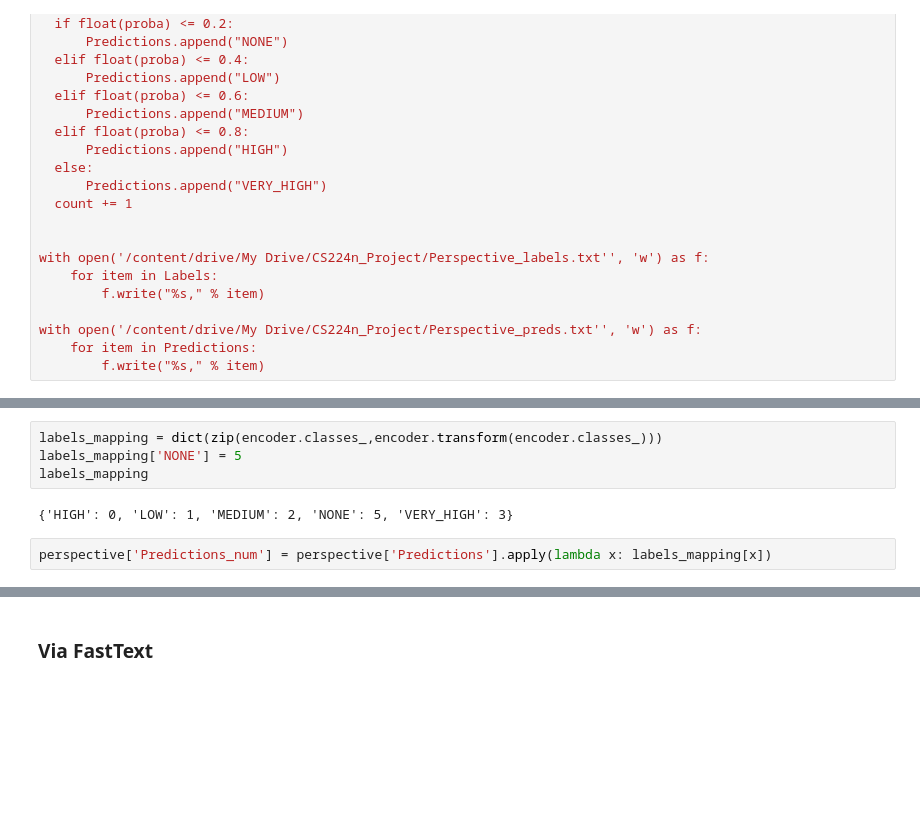
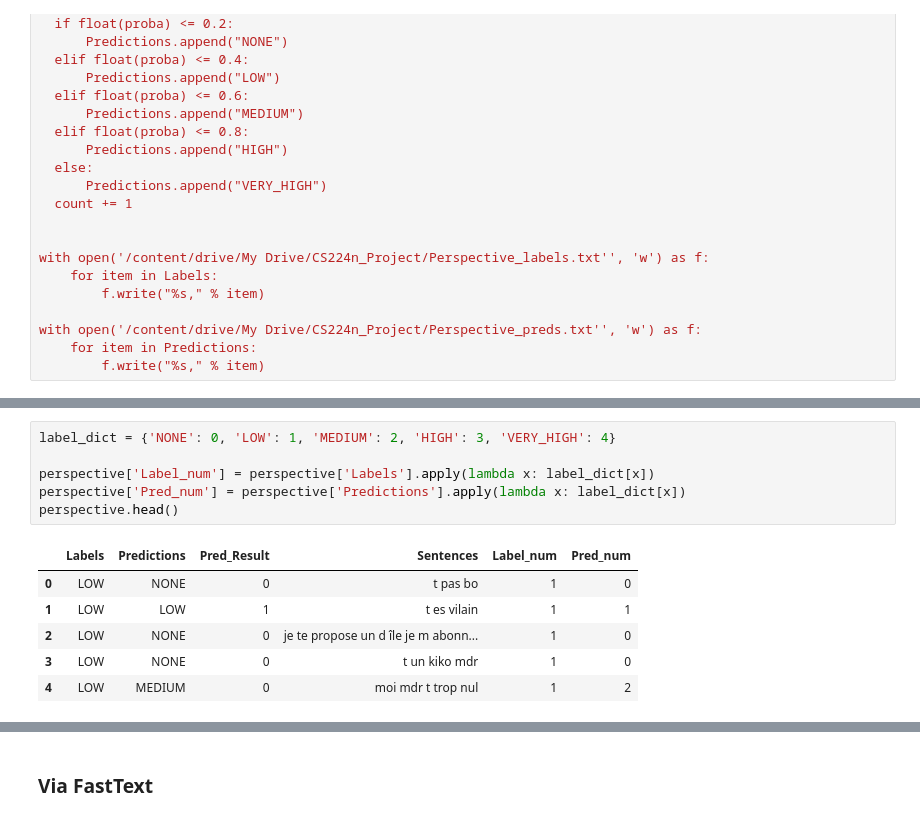
Before and after one commit to d-roland/toxicityDetection, a Jupyter notebook: CS224n_Toxicity_Detection.ipynb, the cells around one changed output, grey strips where cells are left out. Saved outputs shown, nothing was run; the diff lists cells and outputs as text; blank space fills up the shorter version.

```diff
--- a/CS224n_Toxicity_Detection.ipynb
+++ b/CS224n_Toxicity_Detection.ipynb
@@ -1562,9 +1552,14 @@ perspective
-# %%
-labels_mapping = dict(zip(encoder.classes_,encoder.transform(encoder.classes_)))
-labels_mapping['NONE'] = 5
-labels_mapping
-# %% [output]
-{'HIGH': 0, 'LOW': 1, 'MEDIUM': 2, 'NONE': 5, 'VERY_HIGH': 3}
-# %%
-perspective['Predictions_num'] = perspective['Predictions'].apply(lambda x: labels_mapping[x])
+# %%
+label_dict = {'NONE': 0, 'LOW': 1, 'MEDIUM': 2, 'HIGH': 3, 'VERY_HIGH': 4}
+
+perspective['Label_num'] = perspective['Labels'].apply(lambda x: label_dict[x])
+perspective['Pred_num'] = perspective['Predictions'].apply(lambda x: label_dict[x])
+perspective.head()
+# %% [output]
+|  | Labels | Predictions | Pred_Result | Sentences | Label_num | Pred_num |
+| 0 | LOW | NONE | 0 | t pas bo | 1 | 0 |
+| 1 | LOW | LOW | 1 | t es vilain | 1 | 1 |
+| 2 | LOW | NONE | 0 | je te propose un d île je m abonn... | 1 | 0 |
+| 3 | LOW | NONE | 0 | t un kiko mdr | 1 | 0 |
+| 4 | LOW | MEDIUM | 0 | moi mdr t trop nul | 1 | 2 |
 # %%
```
Also changed, not shown: parts of 42 cells of this notebook.
